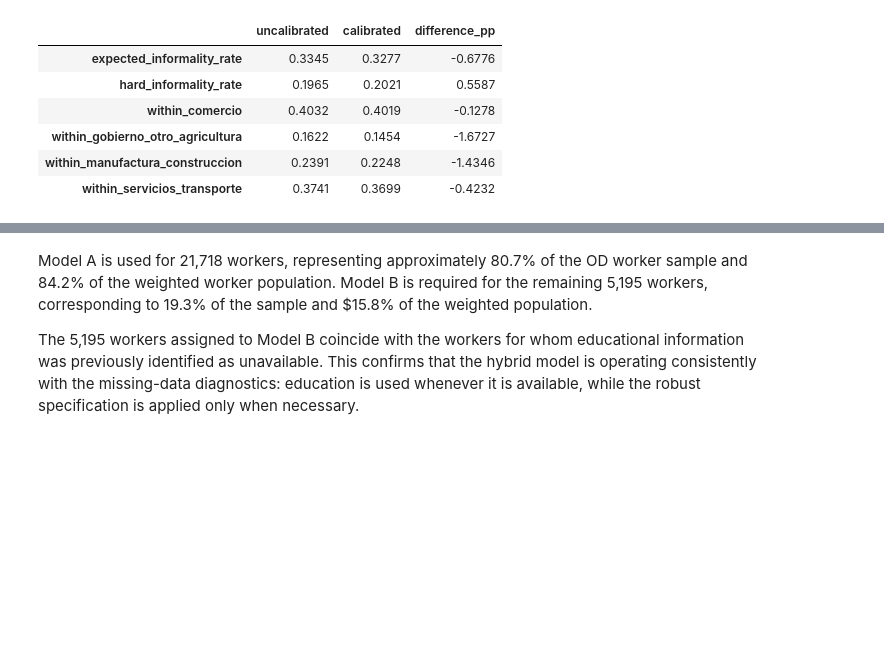
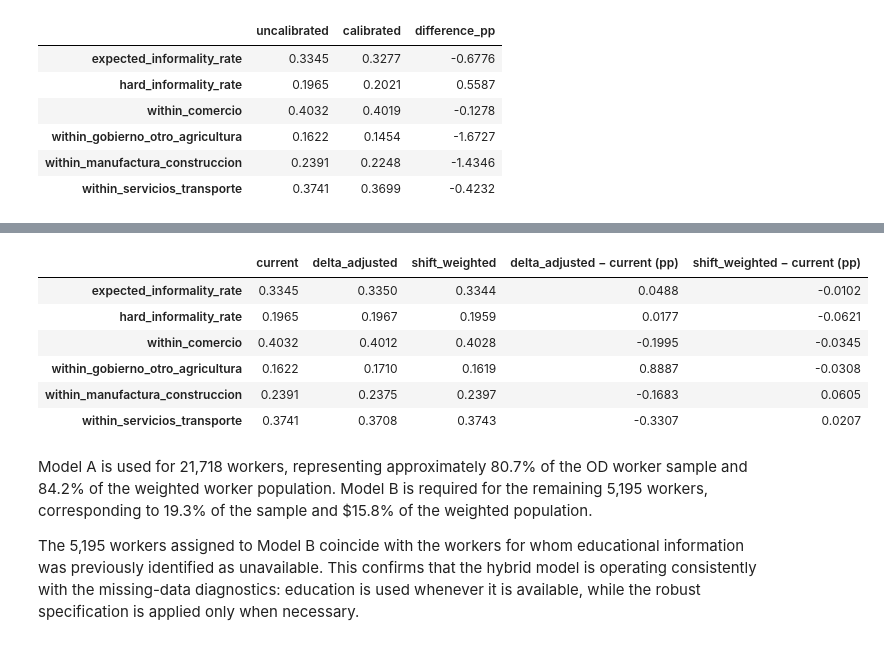
Before and after one commit to CentroFuturoCiudades/informal-jobs-model, a Jupyter notebook: notebooks/05_informality_model.ipynb, the cells around one changed output, grey strips where cells are left out. Drawn from its saved outputs; the diff is of its cells as text; code cells hidden in the pictures; blank space fills up the shorter version.

Commit message:
2.5 Sector-imputation sensitivity: MAR stated, shift-weighted refit and delta adjustment, headline under each scenario
Claude-Session: https://claude.ai/code/session_01KVDZtjsLhj3ewtdM7MH1ZV

```diff
--- a/notebooks/05_informality_model.ipynb
+++ b/notebooks/05_informality_model.ipynb
@@ -478,3 +482,26 @@ ENOE benchmark (metro): 0.3959
+# %%
+sensitivity_path = ROOT / "outputs/od_sector_imputed_sensitivity.parquet"
+sector_sensitivity_frames = {"current": od}
+if sensitivity_path.exists():
+    sensitivity_input = pd.read_parquet(sensitivity_path)
+    for scenario, frame in sensitivity_input.groupby("scenario"):
+        sector_sensitivity_frames[scenario] = frame.drop(columns="scenario").reset_index(drop=True)
+headline_sensitivity = pd.DataFrame({
+    scenario: od_summary(src.predict_od_informality(final_with_education_model, final_without_education_model, frame, with_education_features=with_education_features, without_education_features=without_education_features, training_municipalities=training_municipalities))
+    for scenario, frame in sector_sensitivity_frames.items()
+})
+for scenario in headline_sensitivity.columns:
+    if scenario != "current":
+        headline_sensitivity[f"{scenario} − current (pp)"] = (headline_sensitivity[scenario] - headline_sensitivity["current"]) * 100
+headline_sensitivity.round(4)
+# %% [output]
+|  | current | delta_adjusted | shift_weighted | delta_adjusted − current (pp) | shift_weighted − current (pp) |
+| expected_informality_rate | 0.3345 | 0.3350 | 0.3344 | 0.0488 | -0.0102 |
+| hard_informality_rate | 0.1965 | 0.1967 | 0.1959 | 0.0177 | -0.0621 |
+| within_comercio | 0.4032 | 0.4012 | 0.4028 | -0.1995 | -0.0345 |
+| within_gobierno_otro_agricultura | 0.1622 | 0.1710 | 0.1619 | 0.8887 | -0.0308 |
+| within_manufactura_construccion | 0.2391 | 0.2375 | 0.2397 | -0.1683 | 0.0605 |
+| within_servicios_transporte | 0.3741 | 0.3708 | 0.3743 | -0.3307 | 0.0207 |
 # %% [markdown]
 Model A is used for 21,718 workers, representing approximately 80.7\% of the OD worker sample and 84.2\% of the weighted worker population. Model B is required for the remaining 5,195 workers, corresponding to 19.3\% of the sample and $15.8\% of the weighted population.
 
```
Also changed, not shown: parts of 1 cell of this notebook, 17 other files.
